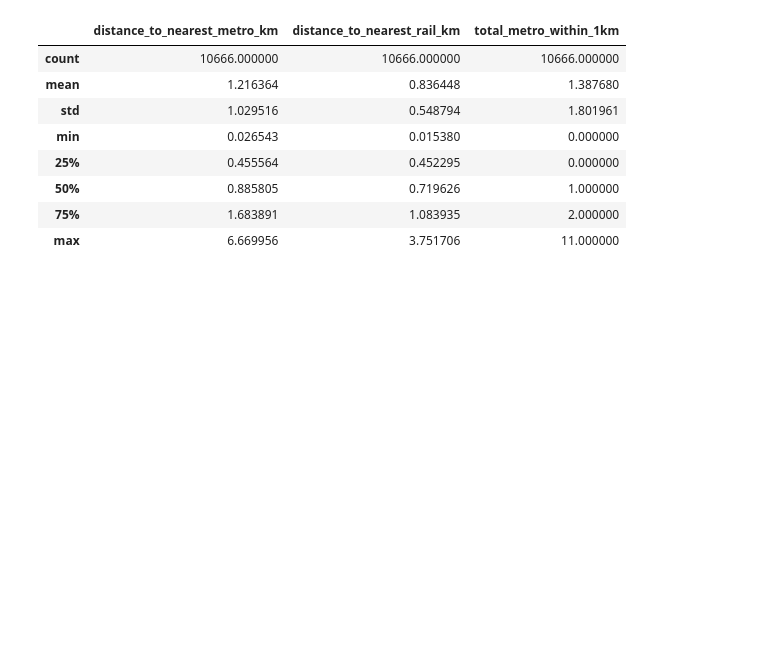
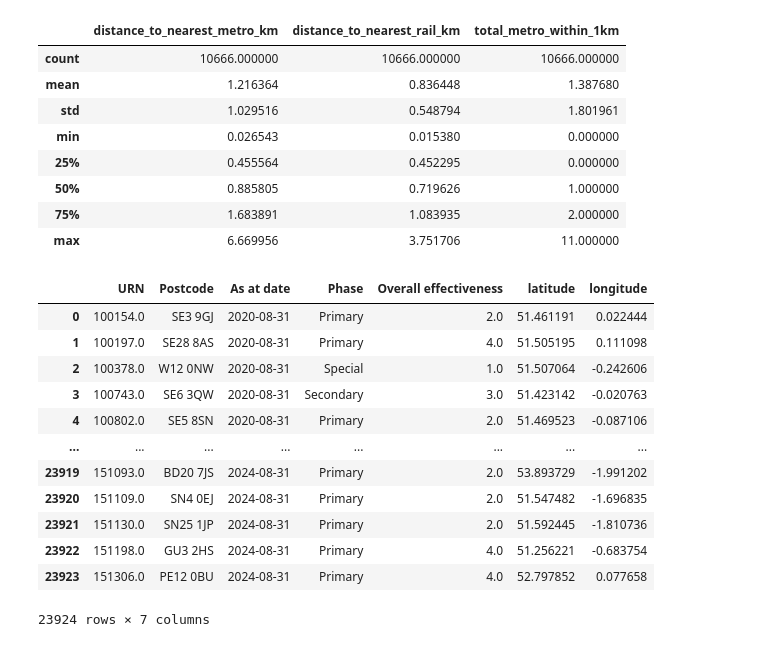
Before and after one commit to jonathanskuy/london-property-price-prediction, a Jupyter notebook: notebooks/feature_engineering.ipynb, the cells around one changed output. Saved outputs shown, nothing was run; the diff lists cells and outputs as text; code cells hidden in the pictures; blank space fills up the shorter version.

Commit message:
School Feature Engineering

```diff
--- a/notebooks/feature_engineering.ipynb
+++ b/notebooks/feature_engineering.ipynb
@@ -229,3 +229,21 @@ df_property[['distance_to_nearest_metro_km', 'distance_to_nearest_rail_km', 'tot
 | 50% | 0.885805 | 0.719626 | 1.000000 |
 | 75% | 1.683891 | 1.083935 | 2.000000 |
 | max | 6.669956 | 3.751706 | 11.000000 |
+# %%
+df_schools = pd.read_parquet('../data/processed/schools_clean.parquet')
+
+df_schools
+# %% [output]
+|  | URN | Postcode | As at date | Phase | Overall effectiveness | latitude | longitude |
+| 0 | 100154.0 | SE3 9GJ | 2020-08-31 | Primary | 2.0 | 51.461191 | 0.022444 |
+| 1 | 100197.0 | SE28 8AS | 2020-08-31 | Primary | 4.0 | 51.505195 | 0.111098 |
+| 2 | 100378.0 | W12 0NW | 2020-08-31 | Special | 1.0 | 51.507064 | -0.242606 |
+| 3 | 100743.0 | SE6 3QW | 2020-08-31 | Secondary | 3.0 | 51.423142 | -0.020763 |
+| 4 | 100802.0 | SE5 8SN | 2020-08-31 | Primary | 2.0 | 51.469523 | -0.087106 |
+| ... | ... | ... | ... | ... | ... | ... | ... |
+| 23919 | 151093.0 | BD20 7JS | 2024-08-31 | Primary | 2.0 | 53.893729 | -1.991202 |
+| 23920 | 151109.0 | SN4 0EJ | 2024-08-31 | Primary | 2.0 | 51.547482 | -1.696835 |
+| 23921 | 151130.0 | SN25 1JP | 2024-08-31 | Primary | 2.0 | 51.592445 | -1.810736 |
+| 23922 | 151198.0 | GU3 2HS | 2024-08-31 | Primary | 4.0 | 51.256221 | -0.683754 |
+| 23923 | 151306.0 | PE12 0BU | 2024-08-31 | Primary | 4.0 | 52.797852 | 0.077658 |
+23924 rows × 7 columns
```
Also changed, not shown: parts of 7 cells of this notebook.
